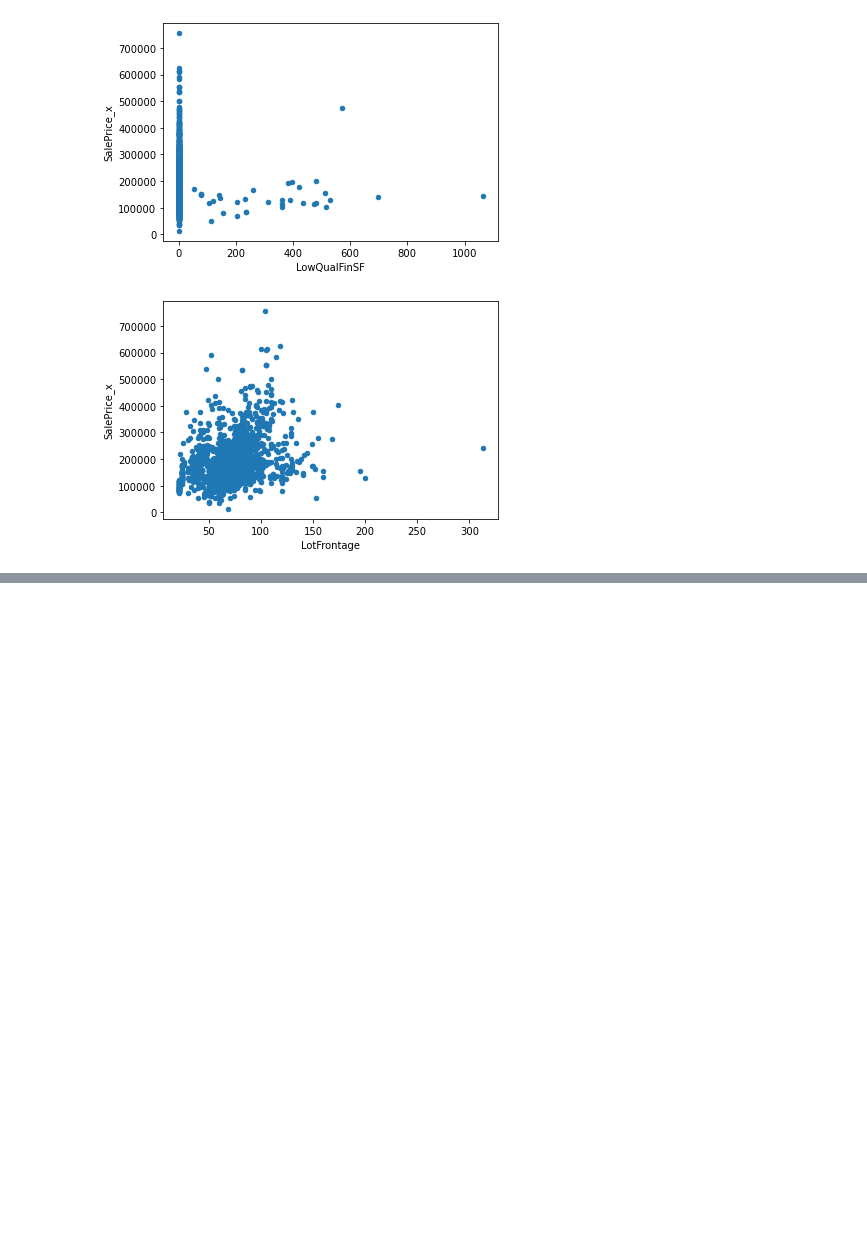
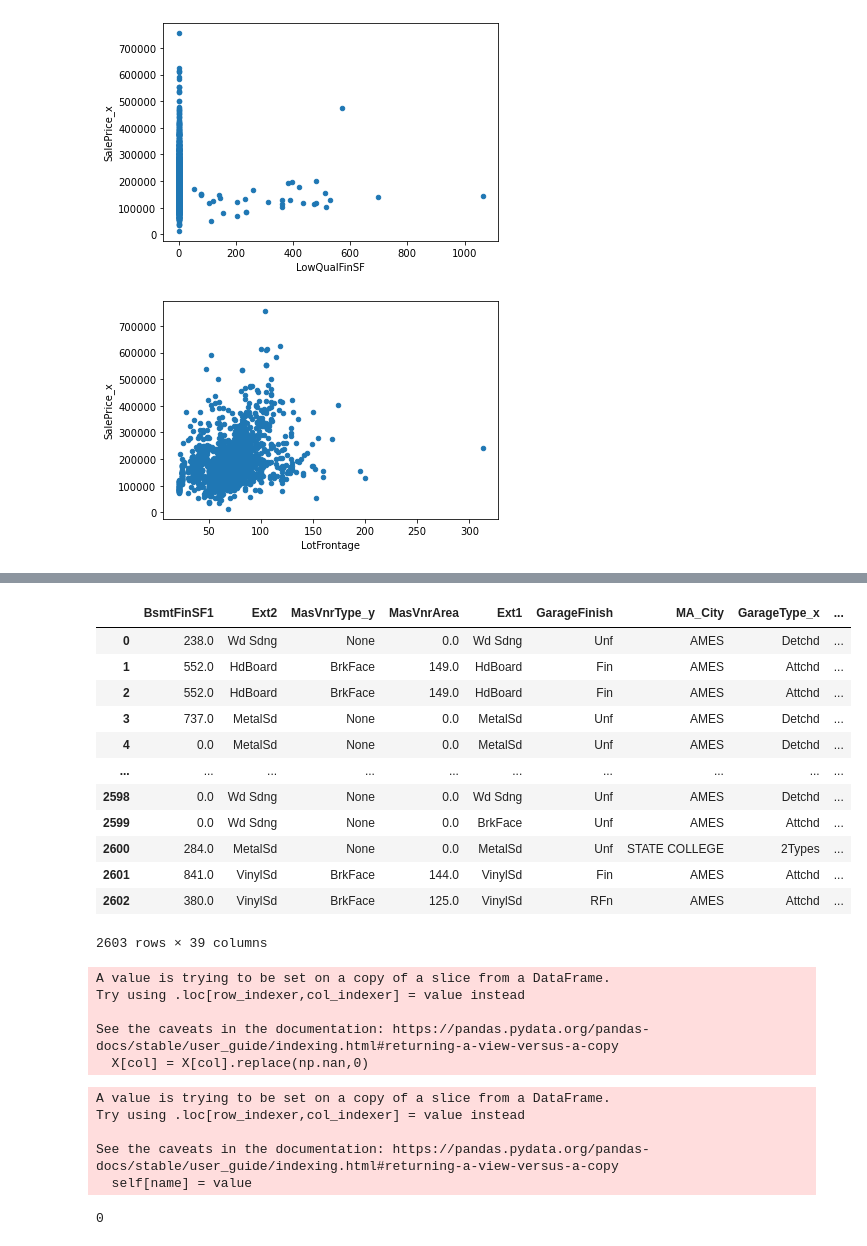
Before and after one commit to axpinkerton/proj3, a Jupyter notebook: cleanup.ipynb, the cells around one changed output, grey strips where cells are left out. Drawn from its saved outputs; the diff is of its cells as text; code cells hidden in the pictures; blank space fills up the shorter version.

```diff
--- a/cleanup.ipynb
+++ b/cleanup.ipynb
@@ -153,13 +136,0 @@ NameError: name 'chi2' is not defined
-# %%
-# y = both['SalePrice_x']
-# X = both[categ + ordinal + lin + nonlin]
-X = both[lin].isnull().any().sum()
-# y = both['SalePrice_x']
-lin_nulls = np.where(both[lin].isnull())[0].tolist()
-both[lin].iloc[lin_nulls]
-nulls_list = []
-for col in both.columns:
-    nulls_list.append((col, both[col].isnull().sum()))
-nulls_df = pd.DataFrame(nulls_list, columns =['Col_Nm', 'Nulls'])
-nulls_list
-nulls_df.sort_values()
@@ -185,0 +139,7 @@ NameError: name 'both' is not defined
+# %%
+to_zer = pd.DataFrame(nulls_df[(nulls_df.Nulls<220) & (nulls_df.Nulls>0)]) ##this turned out to be just as many as <100
+null_to_0=[]
+ttl_indep = list(X.columns)
+for cl_nm in to_zer.Col_Nm:
+    null_to_0.append(cl_nm)
+null_to_0
@@ -185,0 +164,41 @@ NameError: name 'both' is not defined
+# %%
+set_A = set(null_to_0)
+set_B = set(ttl_indep)
+to_0 = list(set_B.intersection(set_A))
+X[to_0]
+# %% [output]
+|  | BsmtFinSF1 | Ext2 | MasVnrType_y | MasVnrArea | Ext1 | GarageFinish | MA_City | GarageType_x | ... |
+| 0 | 238.0 | Wd Sdng | None | 0.0 | Wd Sdng | Unf | AMES | Detchd | ... |
+| 1 | 552.0 | HdBoard | BrkFace | 149.0 | HdBoard | Fin | AMES | Attchd | ... |
+| 2 | 552.0 | HdBoard | BrkFace | 149.0 | HdBoard | Fin | AMES | Attchd | ... |
+| 3 | 737.0 | MetalSd | None | 0.0 | MetalSd | Unf | AMES | Detchd | ... |
+| 4 | 0.0 | MetalSd | None | 0.0 | MetalSd | Unf | AMES | Detchd | ... |
+| ... | ... | ... | ... | ... | ... | ... | ... | ... | ... |
+| 2598 | 0.0 | Wd Sdng | None | 0.0 | Wd Sdng | Unf | AMES | Detchd | ... |
+| 2599 | 0.0 | Wd Sdng | None | 0.0 | BrkFace | Unf | AMES | Attchd | ... |
+| 2600 | 284.0 | MetalSd | None | 0.0 | MetalSd | Unf | STATE COLLEGE | 2Types | ... |
+| 2601 | 841.0 | VinylSd | BrkFace | 144.0 | VinylSd | Fin | AMES | Attchd | ... |
+| 2602 | 380.0 | VinylSd | BrkFace | 125.0 | VinylSd | RFn | AMES | Attchd | ... |
+2603 rows × 39 columns
+# %%
+X[to_0].isnull().any().sum()
+for col in to_0:
+    X[col] = X[col].replace(np.nan,0)
+# %% [output]
+A value is trying to be set on a copy of a slice from a DataFrame.
+Try using .loc[row_indexer,col_indexer] = value instead
+
+See the caveats in the documentation: https://pandas.pydata.org/pandas-docs/stable/user_guide/indexing.html#returning-a-view-versus-a-copy
+  X[col] = X[col].replace(np.nan,0)
+# %%
+X.Alley = X.Alley.replace(np.nan,0)
+# %% [output]
+A value is trying to be set on a copy of a slice from a DataFrame.
+Try using .loc[row_indexer,col_indexer] = value instead
+
+See the caveats in the documentation: https://pandas.pydata.org/pandas-docs/stable/user_guide/indexing.html#returning-a-view-versus-a-copy
+  self[name] = value
+# %%
+X['Alley'].isnull().sum()
+# %% [output]
+0
```
Also changed, not shown: parts of 19 cells of this notebook.
